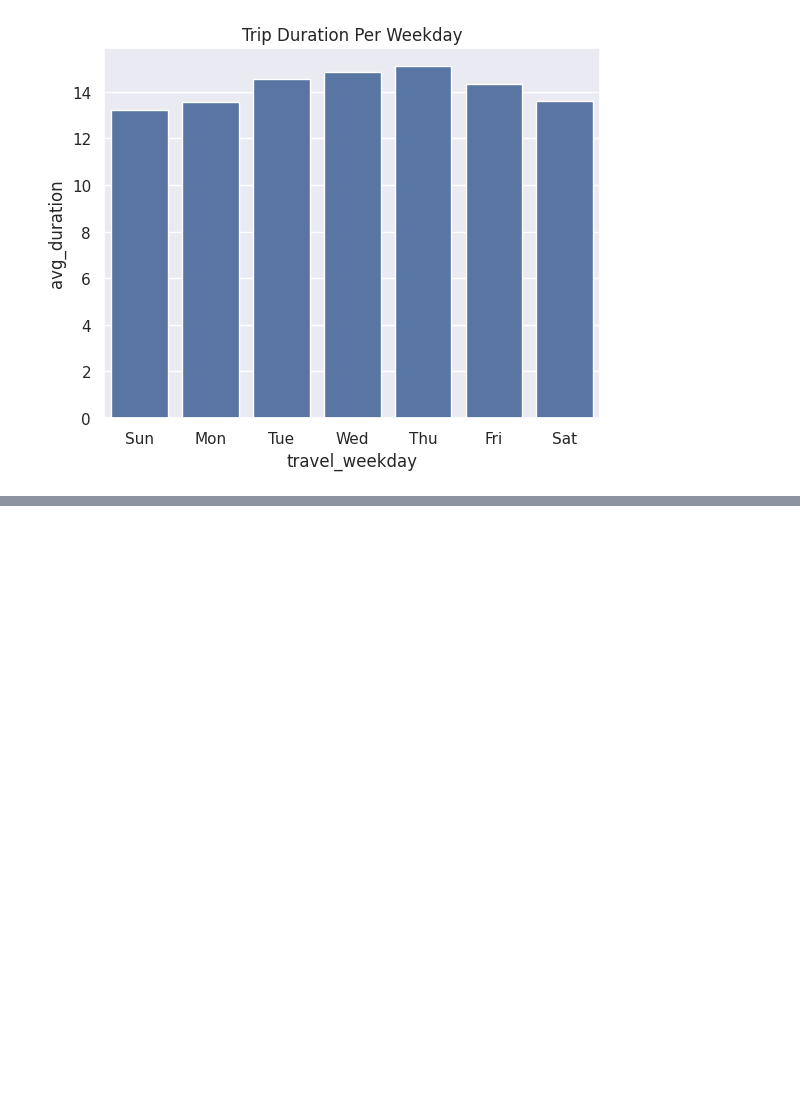
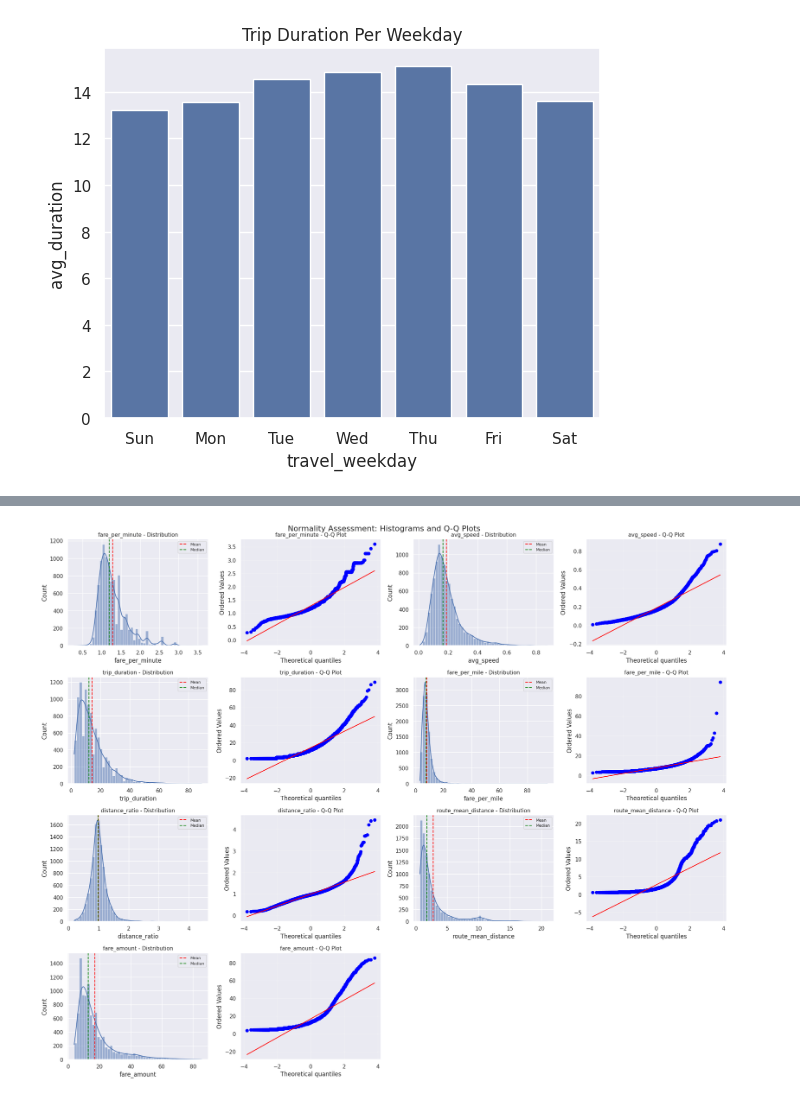
Before and after one commit to alavi-sam/NYC-Taxi, a Jupyter notebook: scripts/EDA.ipynb, the cells around one changed output, grey strips where cells are left out. Saved outputs shown, nothing was run; the diff lists cells and outputs as text; code cells hidden in the pictures; blank space fills up the shorter version.

```diff
--- a/scripts/EDA.ipynb
+++ b/scripts/EDA.ipynb
@@ -941,0 +970,18 @@ plt.show()
+# %%
+skewness_results = df.select(pl.col(numeric_cols).skew()).collect()
+print("\nSkewness Values:")
+print(skewness_results)
+
+print("Interpretation:")
+for col in numeric_cols:
+    skew_val = skewness_results[col][0]
+    if abs(skew_val) < 0.5:
+        label = "Symmetric"
+    elif abs(skew_val) < 1.0:
+        label = "Moderately skewed"
+    else:
+        label = "Highly skewed"
+
+    direction = "right" if skew_val > 0 else "left"
+    print(f"{col:25s}: {skew_val:6.2f} - {label} ({direction} tail)")
+print("="*70)
@@ -941,0 +1008,29 @@ plt.show()
+# %%
+from scipy import stats
+
+fig, axes = plt.subplots(nrows=4, ncols=4, figsize=(20, 16))
+axes = axes.flatten()
+
+sample_data = df.select(pl.col(numeric_cols)).collect().sample(n=10000).to_pandas()
+
+for idx, col in enumerate(numeric_cols):
+    ax1 = axes[idx * 2]
+    sns.histplot(data=sample_data, x=col, kde=True, ax=ax1, bins=50)
+    ax1.set_title(f'{col} - Distribution', fontsize=11)
+    ax1.axvline(sample_data[col].mean(), color='red', linestyle='--', label='Mean')
+    ax1.axvline(sample_data[col].median(), color='green', linestyle='--', label='Median')
+    ax1.legend(fontsize=8)
+
+    ax2 = axes[idx * 2 + 1]
+    stats.probplot(sample_data[col], dist="norm", plot=ax2)
+    ax2.set_title(f'{col} - Q-Q Plot', fontsize=11)
+    ax2.grid(True, alpha=0.3)
+
+for i in range(len(numeric_cols)*2, len(axes)):
+    fig.delaxes(axes[i])
+
+plt.tight_layout()
+plt.suptitle('Normality Assessment: Histograms and Q-Q Plots', fontsize=16, y=1.001)
+plt.show()
+# %% [output]
+[figure, added]
```
Also changed, not shown: parts of 14 cells of this notebook.
